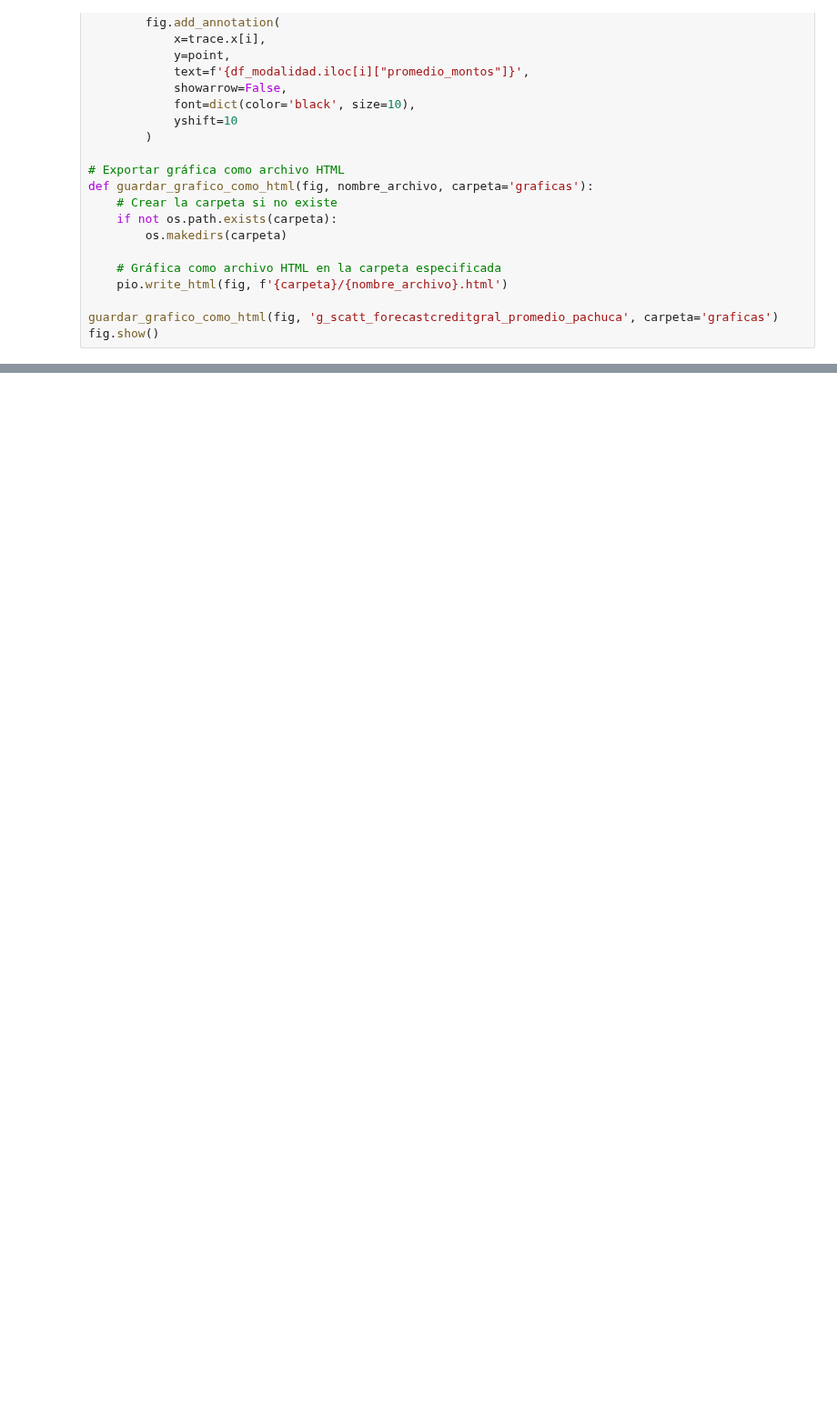
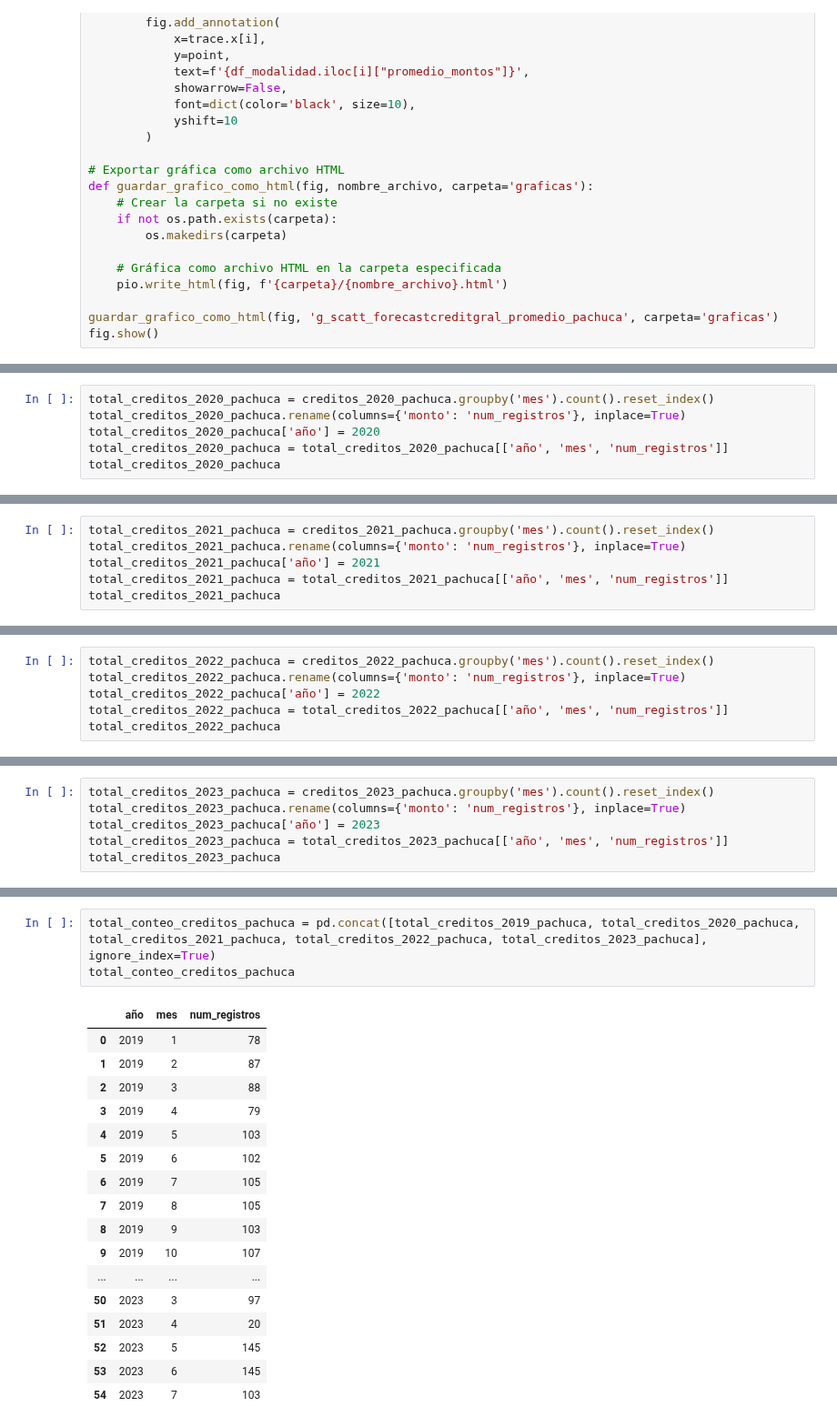
Before and after one commit to MiguelDWT4toCreativo/Datalpine, a Jupyter notebook: resources/jupyter/forecast_creditos_generales.ipynb, the cells around one changed output, grey strips where cells are left out. Shown at 91% size. Cells and saved outputs as stored; diff of their text form; blank space fills up the shorter version.

```diff
--- a/resources/jupyter/forecast_creditos_generales.ipynb
+++ b/resources/jupyter/forecast_creditos_generales.ipynb
@@ -1821,0 +1953,6 @@ fig.show()
+# %%
+total_creditos_2020_pachuca = creditos_2020_pachuca.groupby('mes').count().reset_index()
+total_creditos_2020_pachuca.rename(columns={'monto': 'num_registros'}, inplace=True)
+total_creditos_2020_pachuca['año'] = 2020
+total_creditos_2020_pachuca = total_creditos_2020_pachuca[['año', 'mes', 'num_registros']]
+total_creditos_2020_pachuca
@@ -1821,0 +1973,6 @@ fig.show()
+# %%
+total_creditos_2021_pachuca = creditos_2021_pachuca.groupby('mes').count().reset_index()
+total_creditos_2021_pachuca.rename(columns={'monto': 'num_registros'}, inplace=True)
+total_creditos_2021_pachuca['año'] = 2021
+total_creditos_2021_pachuca = total_creditos_2021_pachuca[['año', 'mes', 'num_registros']]
+total_creditos_2021_pachuca
@@ -1821,0 +1993,6 @@ fig.show()
+# %%
+total_creditos_2022_pachuca = creditos_2022_pachuca.groupby('mes').count().reset_index()
+total_creditos_2022_pachuca.rename(columns={'monto': 'num_registros'}, inplace=True)
+total_creditos_2022_pachuca['año'] = 2022
+total_creditos_2022_pachuca = total_creditos_2022_pachuca[['año', 'mes', 'num_registros']]
+total_creditos_2022_pachuca
@@ -1821,0 +2013,6 @@ fig.show()
+# %%
+total_creditos_2023_pachuca = creditos_2023_pachuca.groupby('mes').count().reset_index()
+total_creditos_2023_pachuca.rename(columns={'monto': 'num_registros'}, inplace=True)
+total_creditos_2023_pachuca['año'] = 2023
+total_creditos_2023_pachuca = total_creditos_2023_pachuca[['año', 'mes', 'num_registros']]
+total_creditos_2023_pachuca
@@ -1821,0 +2028,21 @@ fig.show()
+# %%
+total_conteo_creditos_pachuca = pd.concat([total_creditos_2019_pachuca, total_creditos_2020_pachuca, total_creditos_2021_pachuca, total_creditos_2022_pachuca, total_creditos_2023_pachuca], ignore_index=True)
+total_conteo_creditos_pachuca
+# %% [output]
+|  | año | mes | num_registros |
+| 0 | 2019 | 1 | 78 |
+| 1 | 2019 | 2 | 87 |
+| 2 | 2019 | 3 | 88 |
+| 3 | 2019 | 4 | 79 |
+| 4 | 2019 | 5 | 103 |
+| 5 | 2019 | 6 | 102 |
+| 6 | 2019 | 7 | 105 |
+| 7 | 2019 | 8 | 105 |
+| 8 | 2019 | 9 | 103 |
+| 9 | 2019 | 10 | 107 |
+| ... | ... | ... | ... |
+| 50 | 2023 | 3 | 97 |
+| 51 | 2023 | 4 | 20 |
+| 52 | 2023 | 5 | 145 |
+| 53 | 2023 | 6 | 145 |
+| 54 | 2023 | 7 | 103 |
```
Also changed, not shown: parts of 74 cells of this notebook, 5 other files.
